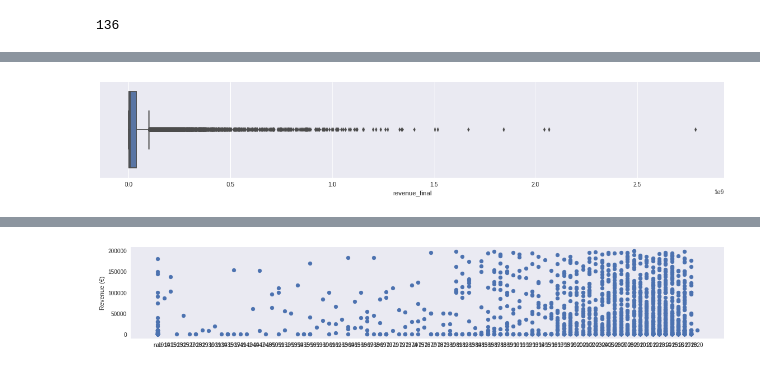
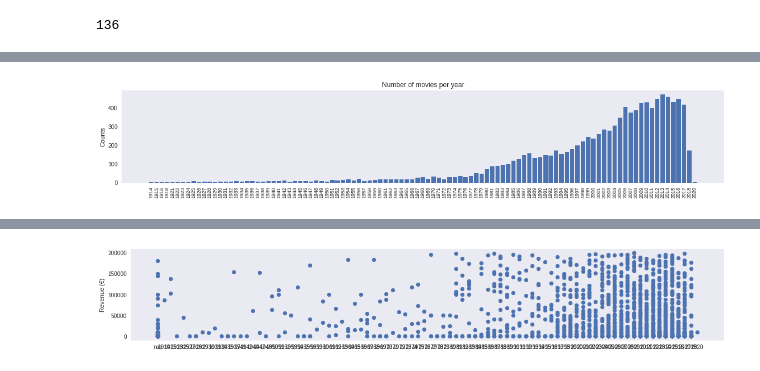
Before and after one commit to mandixbw/Cinema_KeysForSuccess, a Jupyter notebook: 06_Exploratory_Data_Analysis.ipynb, the cells around one changed output, grey strips where cells are left out. Drawn from its saved outputs; the diff is of its cells as text; code cells hidden in the pictures.

```diff
--- a/06_Exploratory_Data_Analysis.ipynb
+++ b/06_Exploratory_Data_Analysis.ipynb
@@ -1753,6 +1753,23 @@ dfPeopleTvCrew[dfPeopleTvCrew["people_id"]==6885]
 | 39580 | Production | 1 | 2019-01-01 | [18] | 81508 | Producer | A Life in Men | [] | ... |
 # %% [markdown]
 ##EXPLORATORY DATA ANALYSIS
+# %%
+#Deshago un cambio que hice más atrás: tener 0's en revenue y budget me estropean el análisis. Los cambios por NaN
+def change_zero_to_none(num):
+    if num != num or num is None:
+        return None
+    elif num == 0:
+        return None
+    else:
+        return num
+
+dfMovies['imdb_budget'] = dfMovies['imdb_budget'].map(change_zero_to_none)
+dfMovies['imdb_revenue'] = dfMovies['imdb_revenue'].map(change_zero_to_none)
+dfMovies['budget'] = dfMovies['budget'].map(change_zero_to_none)
+dfMovies['revenue'] = dfMovies['revenue'].map(change_zero_to_none)
+dfMovies['budget_final'] = dfMovies['budget_final'].map(change_zero_to_none)
+#El siguiente no hace falta, porque no hay 0's:
+#dfMovies['revenue_final'] = dfMovies['revenue_final'].map(change_zero_to_none)
 # %%
 dfMovies.dtypes
 # %% [output]
@@ -2006,9 +1983,18 @@ plt.show()
-# %%
-figure, axes = plt.subplots(1,1)
-
-sns.boxplot(dfMovies['revenue_final'][dfMovies['movie_id'] != 513335])
-
-figure.set_size_inches([19,3])
-plt.show()
-# %% [output]
-[figure, removed]
+# %%
+X = dfMovies['release_date'].map(lambda datetime: datetime.year).value_counts().sort_index().index.map(lambda number: '%.0f'%number)
+Y = dfMovies['release_date'].map(lambda datetime: datetime.year).value_counts().sort_index().values
+
+figure, axes = plt.subplots(1,1)
+
+plt.bar(range(len(X)), Y)
+plt.xticks(range(len(X)), X, rotation=90, size=9)
+plt.grid(False)
+
+plt.title('Number of movies per year')
+plt.ylabel('Counts')
+
+figure.set_size_inches([19,3])
+
+plt.show()
+# %% [output]
+[figure, added]
```
Also changed, not shown: parts of 94 cells of this notebook.
